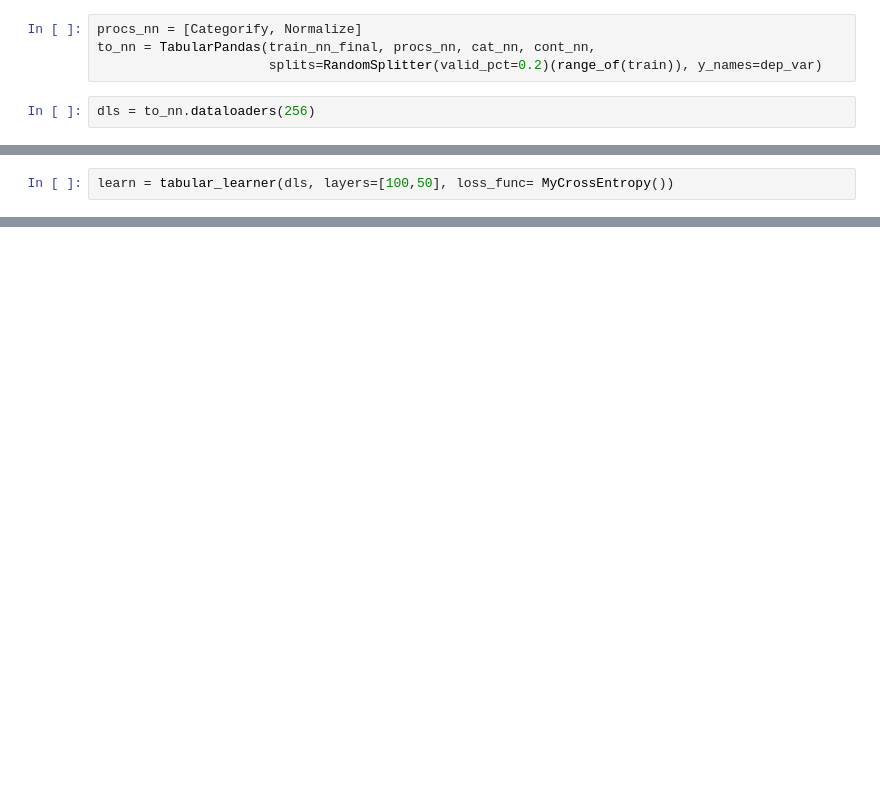
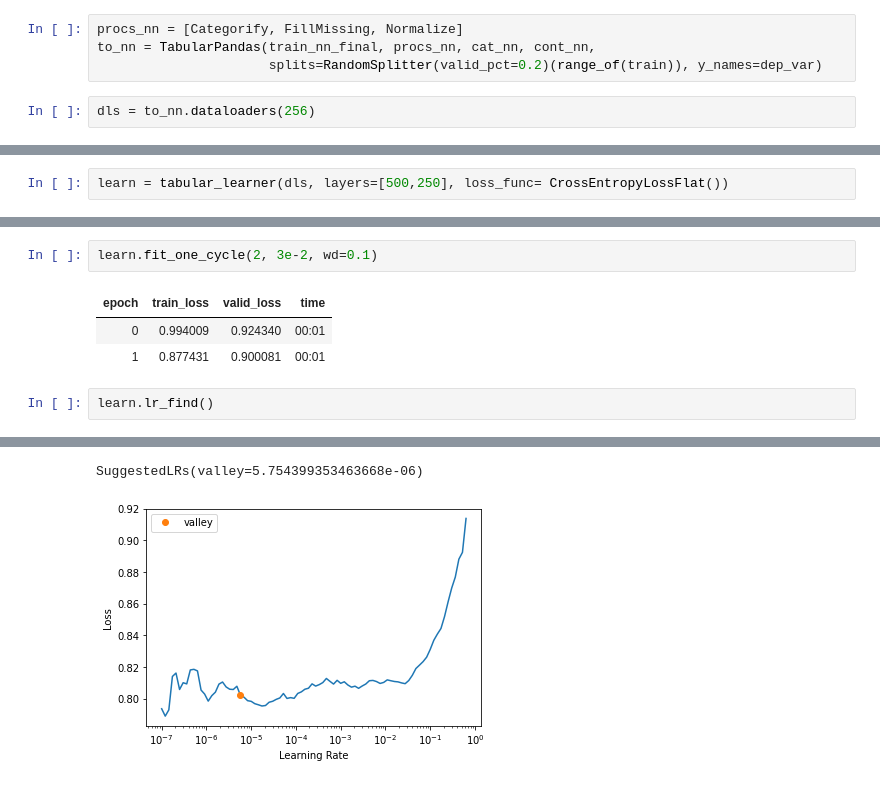
Before and after one commit to willystw/fastai-learning, a Jupyter notebook: shelter-animal/Shelter_Animal.ipynb, the cells around one changed output, grey strips where cells are left out. Saved outputs shown, nothing was run; the diff lists cells and outputs as text; blank space fills up the shorter version.

```diff
--- a/shelter-animal/Shelter_Animal.ipynb
+++ b/shelter-animal/Shelter_Animal.ipynb
@@ -280,5 +241,5 @@ dtype: int64
 # %%
-procs_nn = [Categorify, Normalize]
+procs_nn = [Categorify, FillMissing, Normalize]
 to_nn = TabularPandas(train_nn_final, procs_nn, cat_nn, cont_nn,
                       splits=RandomSplitter(valid_pct=0.2)(range_of(train)), y_names=dep_var)
 # %%
@@ -317,5 +261,5 @@ class MyCrossEntropy(nn.CrossEntropyLoss):
 # %%
-learn = tabular_learner(dls, layers=[100,50], loss_func= MyCrossEntropy())
+learn = tabular_learner(dls, layers=[500,250], loss_func= CrossEntropyLossFlat())
 # %%
 learn.lr_find()
 # %% [output]
@@ -323,0 +269,9 @@ RuntimeError: ignored
+# %%
+learn.fit_one_cycle(2, 3e-2, wd=0.1)
+# %% [output]
+| epoch | train_loss | valid_loss | time |
+| 0 | 0.994009 | 0.924340 | 00:01 |
+| 1 | 0.877431 | 0.900081 | 00:01 |
+# %%
+learn.lr_find()
+# %% [output]
@@ -323,0 +279,2 @@ RuntimeError: ignored
+SuggestedLRs(valley=5.754399353463668e-06)
+[figure, added]
```
Also changed, not shown: parts of 39 cells of this notebook.
